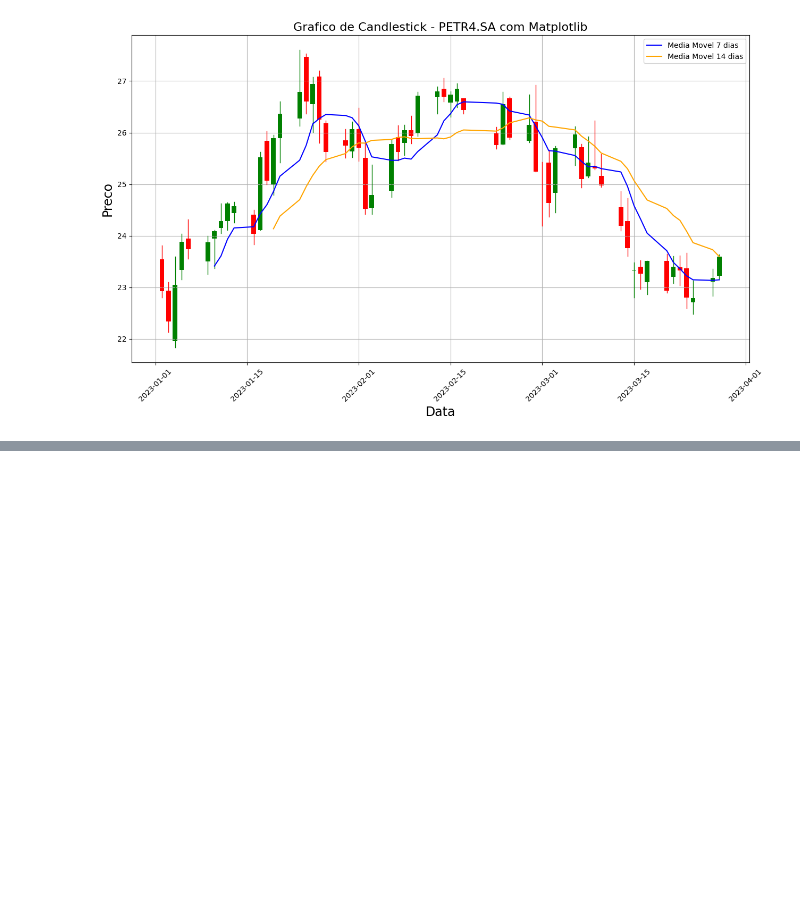
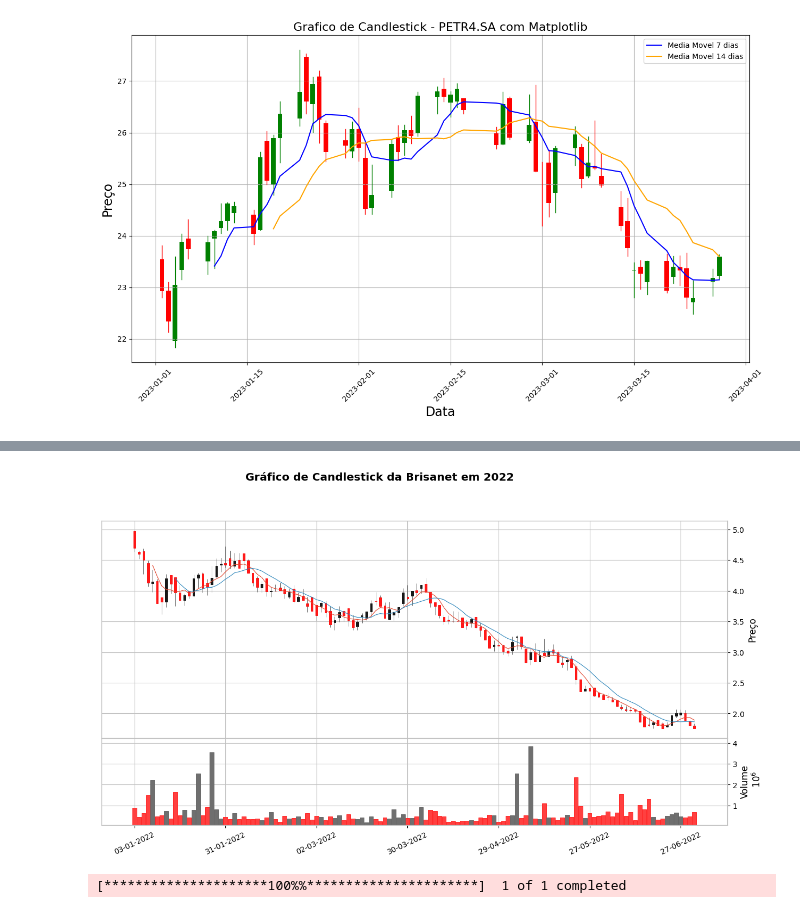
Before and after one commit to revso1337/Alura_Imersao, a Jupyter notebook: Notebooks/Imersão_Aula_04.ipynb, the cells around one changed output, grey strips where cells are left out. Saved outputs shown, nothing was run; the diff lists cells and outputs as text; code cells hidden in the pictures; blank space fills up the shorter version.

```diff
--- a/Notebooks/Imersão_Aula_04.ipynb
+++ b/Notebooks/Imersão_Aula_04.ipynb
@@ -191,0 +210,8 @@ TypeError: 'module' object is not callable
+# %%
+mpf.plot(dados_brisa.head(124), type='candle', figsize=(16, 8), volume=True, style='checkers', mav=(5,10), ylabel='Preço', ylabel_lower='Volume', datetime_format='%d-%m-%Y', xrotation=25, title='Gráfico de Candlestick da Brisanet em 2022')
+# %% [output]
+[figure, added]
+# %%
+dados_bb = yf.download('BBAS3.SA', start='2020-01-01', end='2020-12-31')
+# %% [output]
+[*********************100%%**********************]  1 of 1 completed
```
Also changed, not shown: parts of 12 cells of this notebook.
